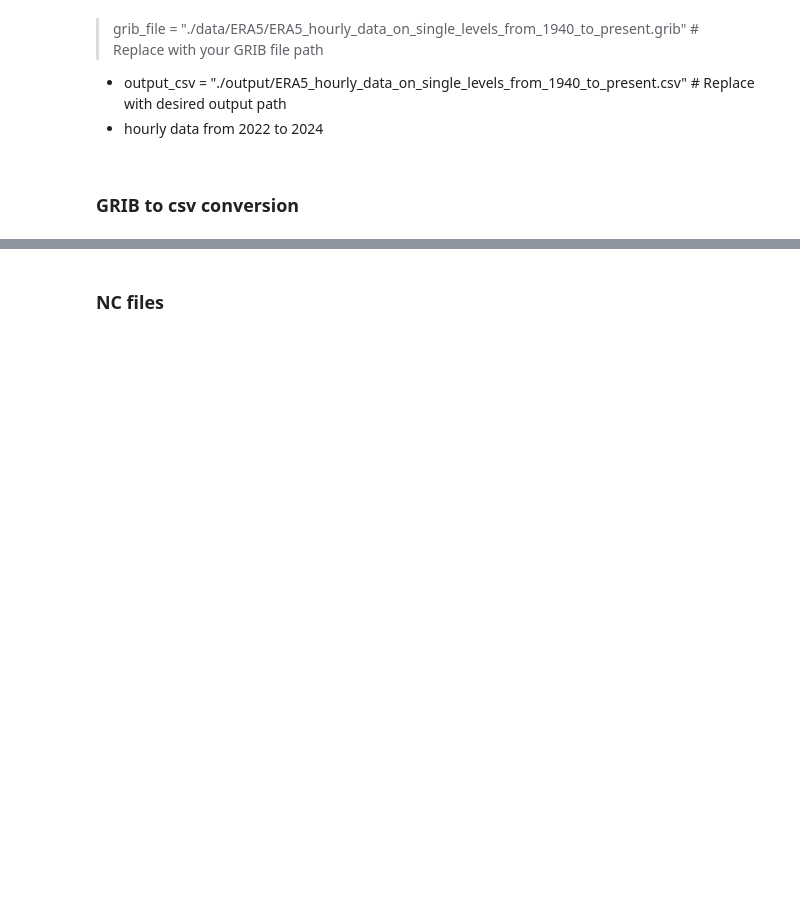
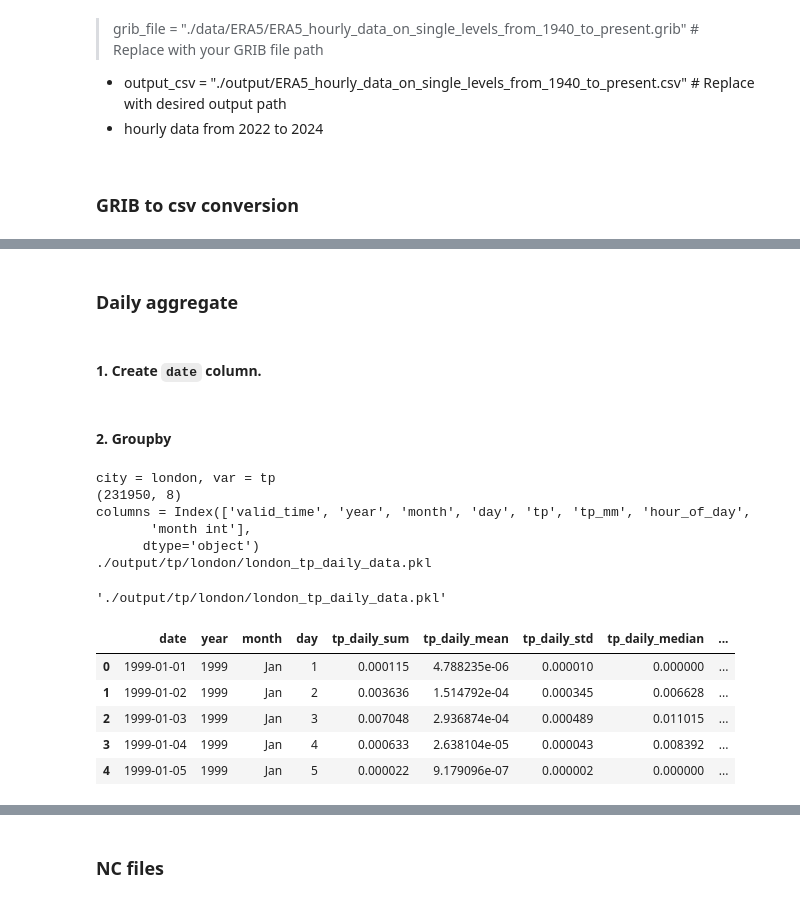
Before and after one commit to pacoraggio/London-Rainfall, a Jupyter notebook: ERA5_data_transformation.ipynb, the cells around one changed output, grey strips where cells are left out. Drawn from its saved outputs; the diff is of its cells as text; code cells hidden in the pictures; blank space fills up the shorter version.

```diff
--- a/ERA5_data_transformation.ipynb
+++ b/ERA5_data_transformation.ipynb
@@ -444,0 +465,4 @@ df_combined.valid_time.max()
+# %% [markdown]
+### Daily aggregate
+# %% [markdown]
+#### 1. Create `date` column.
@@ -444,0 +472,2 @@ df_combined.valid_time.max()
+# %% [markdown]
+#### 2. Groupby
@@ -444,0 +496,68 @@ df_combined.valid_time.max()
+# %%
+def create_daily_aggregate(file_folder = './output/tp/london/',
+                           file_name = 'london_tp_hourly_data.pkl'):
+    city = file_name.split('_')[0]
+    weather_var = file_name.split('_')[1]
+    print(f"city = {city}, var = {weather_var}")
+    df = pd.read_pickle(file_folder + file_name)
+    print(df.shape)
+    print(f"columns = {df.columns}")
+    if 'tp' in df.columns:
+        df['date'] = df['valid_time'].dt.normalize()
+        df_daily = (df
+                   .groupby('date')
+                   .agg(
+                        year = ('year', 'first'),
+                        month = ('month', 'first'),
+                        day = ('day', 'first'),
+                        tp_daily_sum = ('tp', 'sum'),
+                        tp_daily_mean = ('tp', 'mean'),
+                        tp_daily_std = ('tp', 'std'),
+                        tp_daily_median = ('tp_mm', 'median'),
+                        tp_daily_min = ('tp', 'min'),
+                        tp_daily_mm_sum = ('tp_mm', 'sum'),
+                        tp_daily_max = ('tp', 'max'),
+                        tp_daily_mm_mean = ('tp_mm', 'mean'),
+                        tp_daily_mm_std = ('tp_mm', 'std'),
+                        tp_daily_mm_median = ('tp_mm', 'median'),
+                        tp_daily_mm_min = ('tp_mm', 'min'),
+                        tp_daily_mm_max = ('tp_mm', 'max')
+                        ).reset_index()
+                        )
+
+        # saving result as .pkl file
+        foutput = file_name.split('_')
+        output_fname = file_folder + foutput[0] + '_' + foutput[1] + '_' + 'daily_data.pkl'
+        print(output_fname)
+        df_daily.to_pickle(output_fname)
+
+        return(df_daily)
+
+
+
+test = create_daily_aggregate()
+# %% [output]
+city = london, var = tp
+(231950, 8)
+columns = Index(['valid_time', 'year', 'month', 'day', 'tp', 'tp_mm', 'hour_of_day',
+       'month int'],
+      dtype='object')
+./output/tp/london/london_tp_daily_data.pkl
+# %%
+ffolder = './output/tp/london/'
+fname = 'london_tp_hourly_data.pkl'
+foutput = fname.split('_')
+output_fname = ffolder + foutput[0] + '_' + foutput[1] + '_' + 'daily_data.pkl'
+output_fname
+# %% [output]
+'./output/tp/london/london_tp_daily_data.pkl'
+# %%
+test_2 = pd.read_pickle(output_fname)
+test_2.head()
+# %% [output]
+|  | date | year | month | day | tp_daily_sum | tp_daily_mean | tp_daily_std | tp_daily_median | ... |
+| 0 | 1999-01-01 | 1999 | Jan | 1 | 0.000115 | 4.788235e-06 | 0.000010 | 0.000000 | ... |
+| 1 | 1999-01-02 | 1999 | Jan | 2 | 0.003636 | 1.514792e-04 | 0.000345 | 0.006628 | ... |
+| 2 | 1999-01-03 | 1999 | Jan | 3 | 0.007048 | 2.936874e-04 | 0.000489 | 0.011015 | ... |
+| 3 | 1999-01-04 | 1999 | Jan | 4 | 0.000633 | 2.638104e-05 | 0.000043 | 0.008392 | ... |
+| 4 | 1999-01-05 | 1999 | Jan | 5 | 0.000022 | 9.179096e-07 | 0.000002 | 0.000000 | ... |
```
Also changed, not shown: parts of 39 cells of this notebook.
